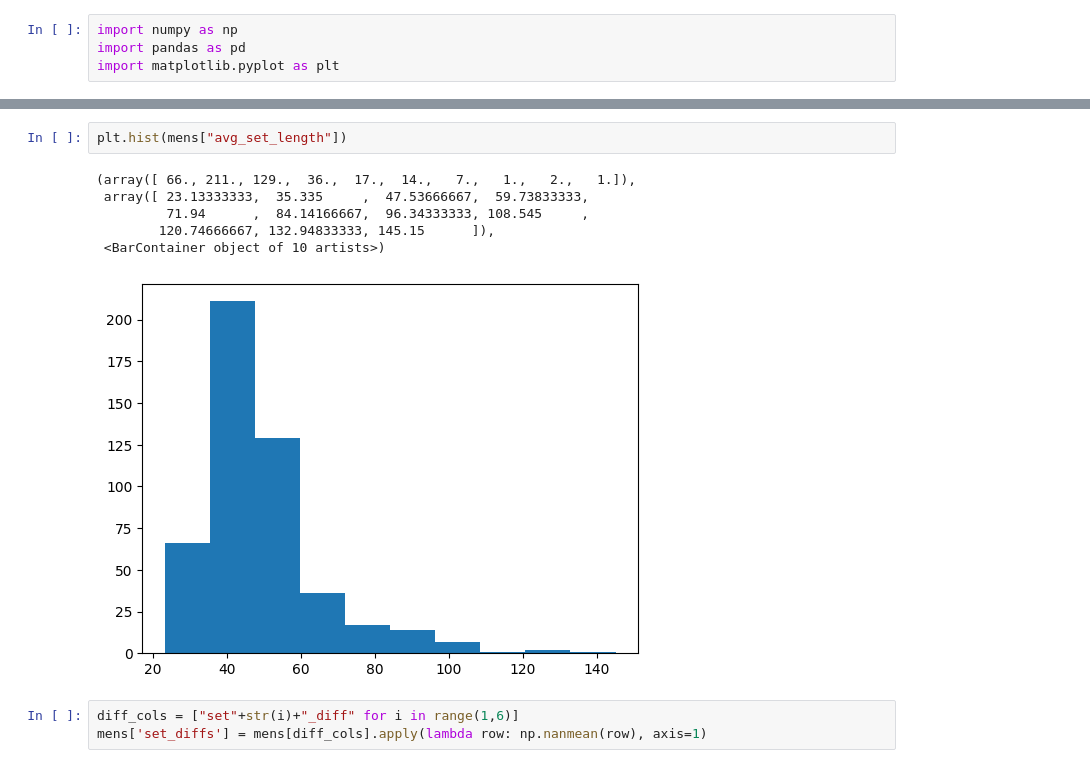
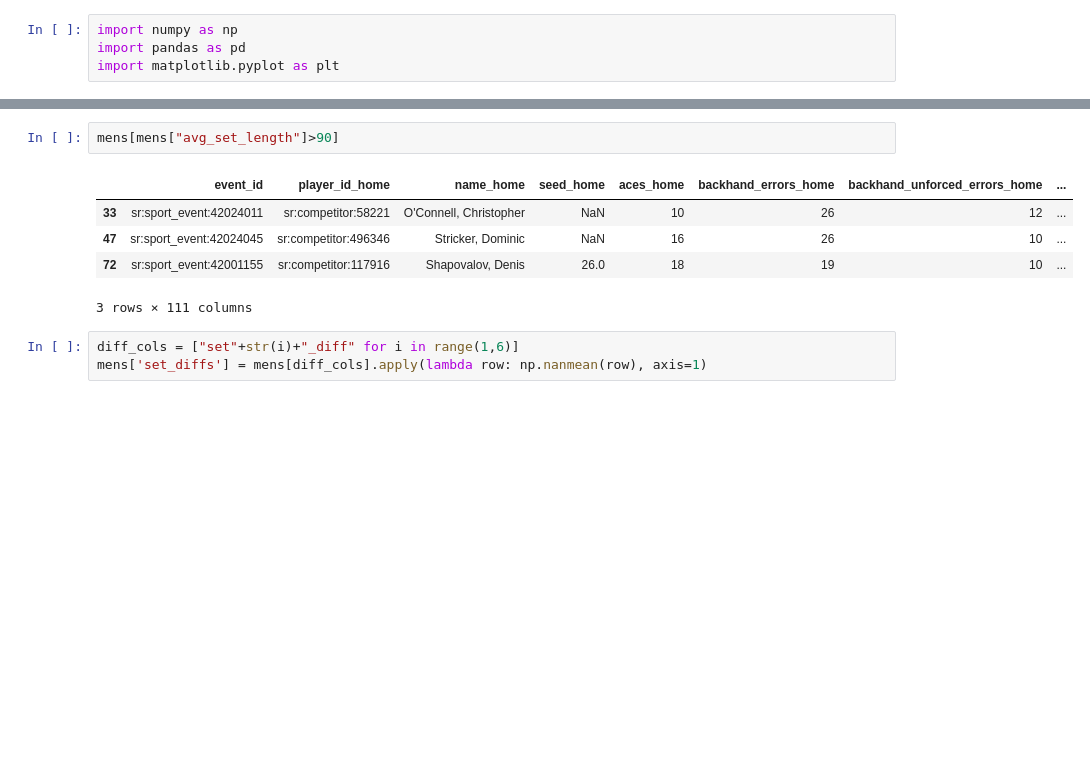
Before and after one commit to scharfsteina/mds-final, a Jupyter notebook: eda.ipynb, the cells around one changed output, grey strips where cells are left out. Drawn from its saved outputs; the diff is of its cells as text; blank space fills up the shorter version.

```diff
--- a/eda.ipynb
+++ b/eda.ipynb
@@ -38,12 +53,11 @@ plt.hist(mens["avg_points_per_game"])
 # %%
-plt.hist(mens["avg_set_length"])
+mens[mens["avg_set_length"]>90]
 # %% [output]
+|  | event_id | player_id_home | name_home | seed_home | aces_home | backhand_errors_home | backhand_unforced_errors_home | ... |
+| 33 | sr:sport_event:42024011 | sr:competitor:58221 | O'Connell, Christopher | NaN | 10 | 26 | 12 | ... |
+| 47 | sr:sport_event:42024045 | sr:competitor:496346 | Stricker, Dominic | NaN | 16 | 26 | 10 | ... |
+| 72 | sr:sport_event:42001155 | sr:competitor:117916 | Shapovalov, Denis | 26.0 | 18 | 19 | 10 | ... |
-(array([ 66., 211., 129.,  36.,  17.,  14.,   7.,   1.,   2.,   1.]),
- array([ 23.13333333,  35.335     ,  47.53666667,  59.73833333,
-         71.94      ,  84.14166667,  96.34333333, 108.545     ,
-        120.74666667, 132.94833333, 145.15      ]),
- <BarContainer object of 10 artists>)
+3 rows × 111 columns
-[figure, removed]
 # %%
 diff_cols = ["set"+str(i)+"_diff" for i in range(1,6)]
 mens['set_diffs'] = mens[diff_cols].apply(lambda row: np.nanmean(row), axis=1)
```
Also changed, not shown: parts of 4 cells of this notebook, 1 other file.
